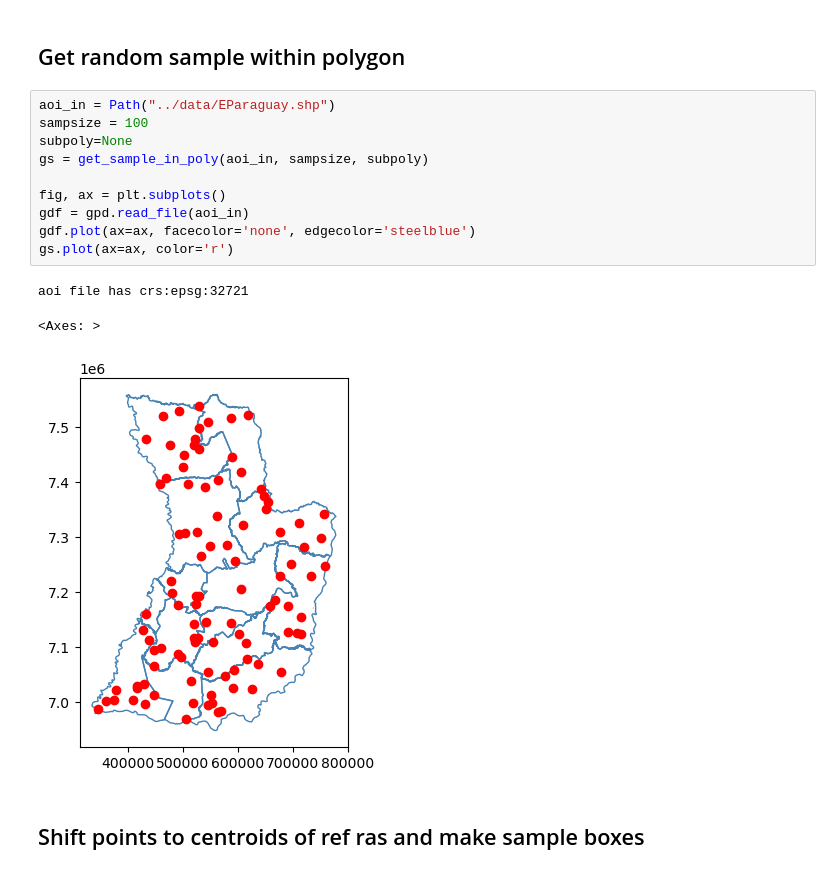
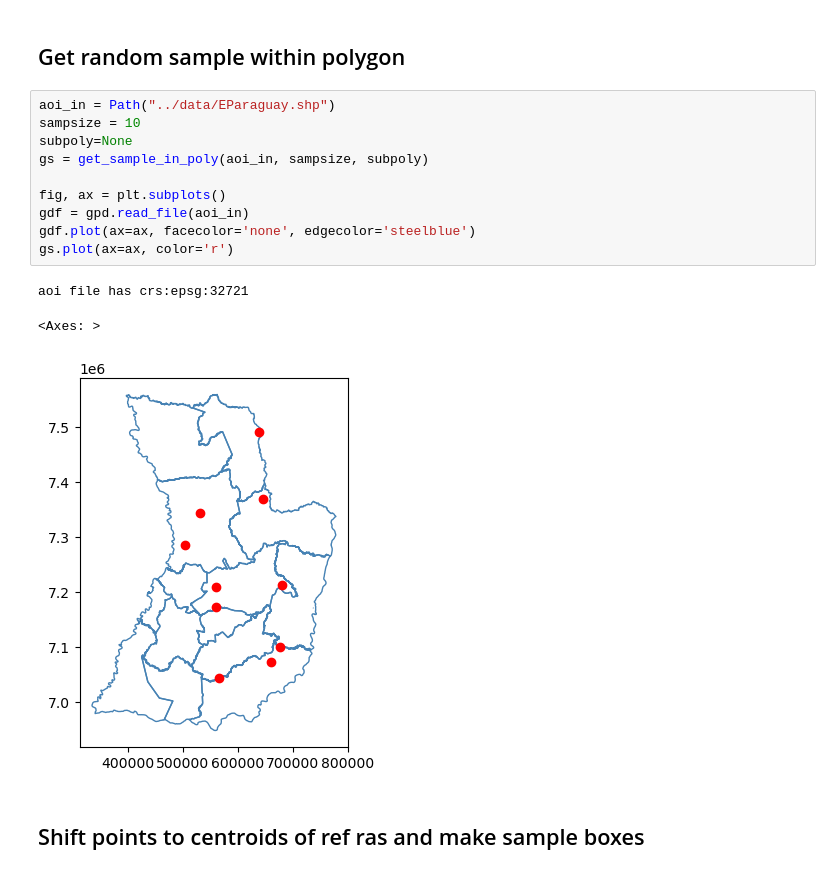
Before and after one commit to klwalker-sb/collectcube, a Jupyter notebook: notebooks/0_Create_sample_pts.ipynb, the cells around one changed output. Cells and saved outputs as stored; diff of their text form.

```diff
--- a/notebooks/0_Create_sample_pts.ipynb
+++ b/notebooks/0_Create_sample_pts.ipynb
@@ -16,18 +16,18 @@ from samplegen import *
 ## Get random sample within polygon
 # %%
 aoi_in = Path("../data/EParaguay.shp")
-sampsize = 100
+sampsize = 10
 subpoly=None
 gs = get_sample_in_poly(aoi_in, sampsize, subpoly)
 
 fig, ax = plt.subplots()
 gdf = gpd.read_file(aoi_in)
 gdf.plot(ax=ax, facecolor='none', edgecolor='steelblue')
 gs.plot(ax=ax, color='r')
 # %% [output]
 aoi file has crs:epsg:32721
 <Axes: >
-[figure, old version]
+[figure, new version]
 # %% [markdown]
 ## Shift points to centroids of ref ras and make sample boxes
 # %%
```
Also changed, not shown: parts of 4 cells of this notebook, 8 other files.
